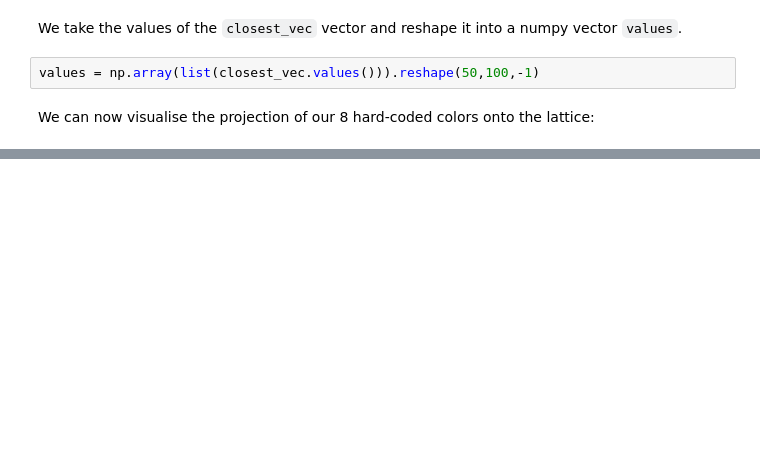
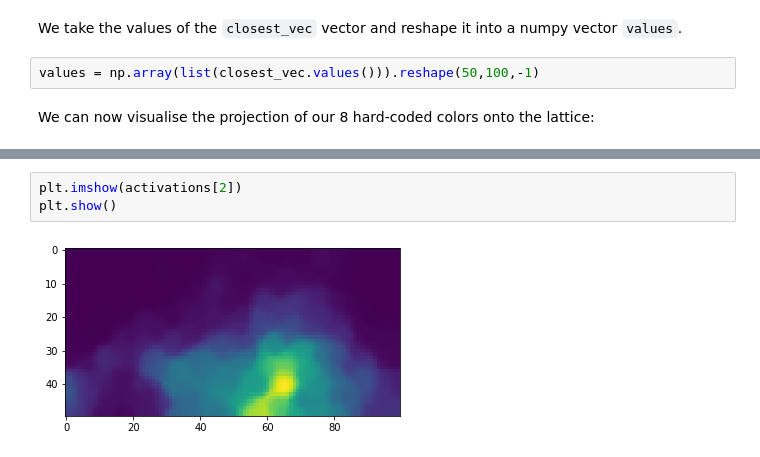
Before and after one commit to nmarincic/numbasom, a Jupyter notebook: index.ipynb, the cells around one changed output, grey strips where cells are left out. Saved outputs shown, nothing was run; the diff lists cells and outputs as text; blank space fills up the shorter version.

```diff
--- a/index.ipynb
+++ b/index.ipynb
@@ -166,0 +188,5 @@ plt.show()
+# %%
+plt.imshow(activations[2])
+plt.show()
+# %% [output]
+[figure, added]
```
Also changed, not shown: parts of 19 cells of this notebook, 11 other files.
